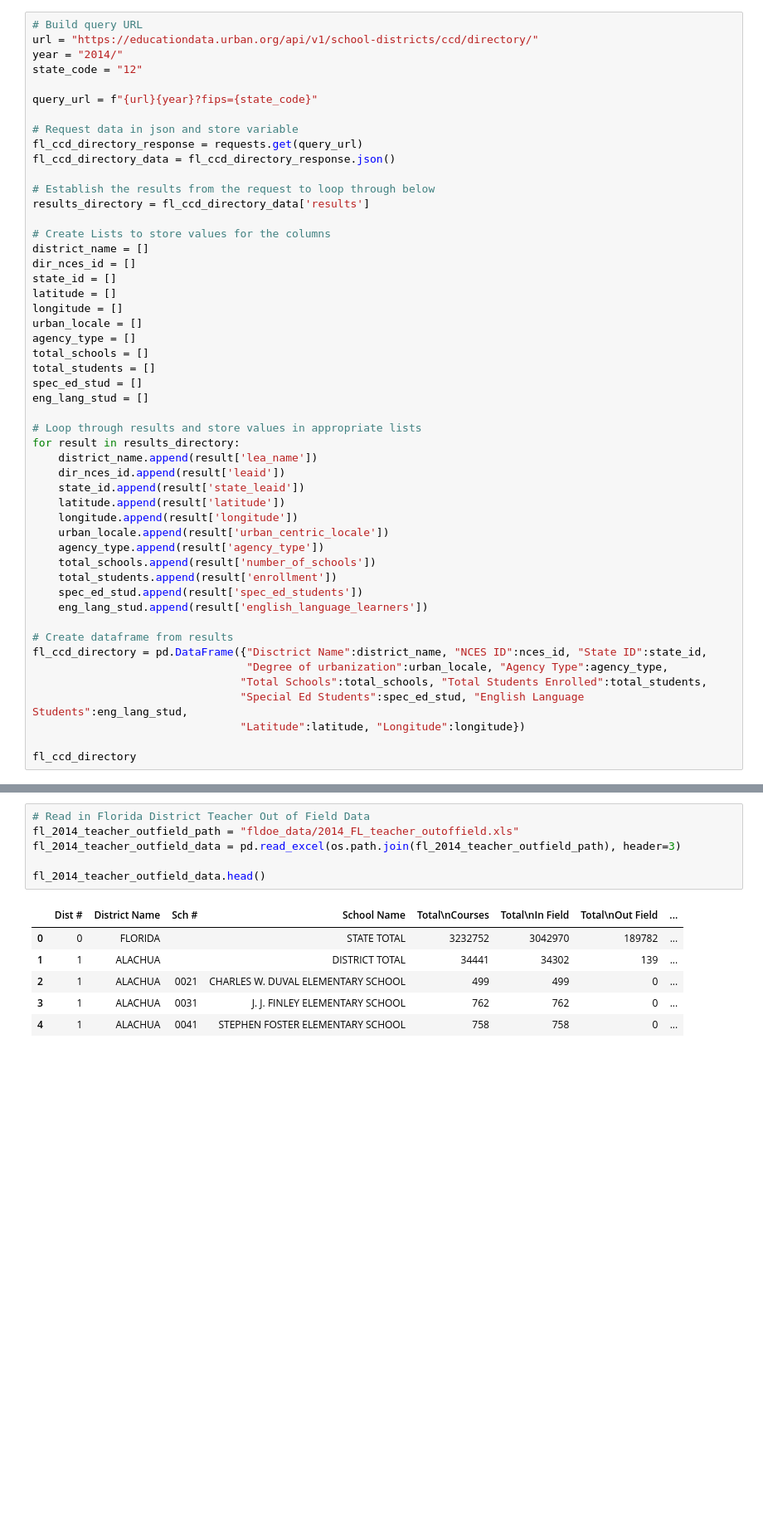
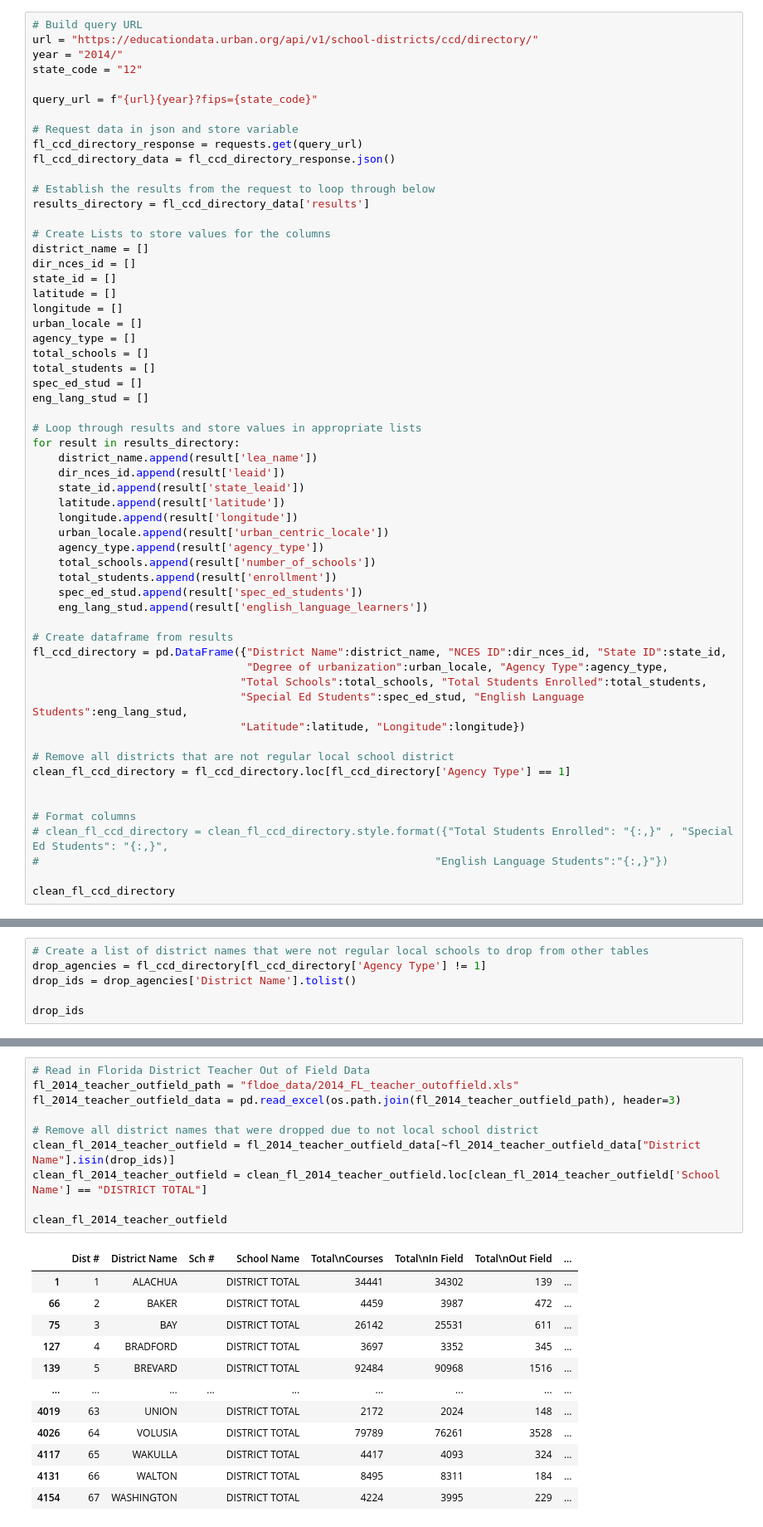
Before and after one commit to jjwilliams11/project1, a Jupyter notebook: Education_Dropout/FL_Education_Dropout_JJ.ipynb, the cells around one changed output, grey strips where cells are left out. Shown: that part at 83% size. Cells and saved outputs as stored; diff of their text form; blank space fills up the shorter version.

```diff
--- a/Education_Dropout/FL_Education_Dropout_JJ.ipynb
+++ b/Education_Dropout/FL_Education_Dropout_JJ.ipynb
@@ -52,11 +52,19 @@ for result in results_directory:
     eng_lang_stud.append(result['english_language_learners'])
 
 # Create dataframe from results
-fl_ccd_directory = pd.DataFrame({"Disctrict Name":district_name, "NCES ID":nces_id, "State ID":state_id,
+fl_ccd_directory = pd.DataFrame({"District Name":district_name, "NCES ID":dir_nces_id, "State ID":state_id,
                                  "Degree of urbanization":urban_locale, "Agency Type":agency_type,
                                 "Total Schools":total_schools, "Total Students Enrolled":total_students,
                                 "Special Ed Students":spec_ed_stud, "English Language Students":eng_lang_stud,
                                 "Latitude":latitude, "Longitude":longitude})
 
-fl_ccd_directory
+# Remove all districts that are not regular local school district
+clean_fl_ccd_directory = fl_ccd_directory.loc[fl_ccd_directory['Agency Type'] == 1]
+
+
+# Format columns
+# clean_fl_ccd_directory = clean_fl_ccd_directory.style.format({"Total Students Enrolled": "{:,}" , "Special Ed Students": "{:,}",
+#                                                             "English Language Students":"{:,}"})
+
+clean_fl_ccd_directory
 # %% [output]
@@ -75,0 +84,6 @@ fl_ccd_directory
+# %%
+# Create a list of district names that were not regular local schools to drop from other tables
+drop_agencies = fl_ccd_directory[fl_ccd_directory['Agency Type'] != 1]
+drop_ids = drop_agencies['District Name'].tolist()
+
+drop_ids
@@ -197,13 +317,23 @@ fl_2014_demographics_data.head()
 # %%
 # Read in Florida District Teacher Out of Field Data
 fl_2014_teacher_outfield_path = "fldoe_data/2014_FL_teacher_outoffield.xls"
 fl_2014_teacher_outfield_data = pd.read_excel(os.path.join(fl_2014_teacher_outfield_path), header=3)
 
-fl_2014_teacher_outfield_data.head()
+# Remove all district names that were dropped due to not local school district
+clean_fl_2014_teacher_outfield = fl_2014_teacher_outfield_data[~fl_2014_teacher_outfield_data["District Name"].isin(drop_ids)]
+clean_fl_2014_teacher_outfield = clean_fl_2014_teacher_outfield.loc[clean_fl_2014_teacher_outfield['School Name'] == "DISTRICT TOTAL"]
+
+clean_fl_2014_teacher_outfield
 # %% [output]
 |  | Dist # | District Name | Sch # | School Name | Total\nCourses | Total\nIn Field | Total\nOut Field | ... |
-| 0 | 0 | FLORIDA |  | STATE TOTAL | 3232752 | 3042970 | 189782 | ... |
 | 1 | 1 | ALACHUA |  | DISTRICT TOTAL | 34441 | 34302 | 139 | ... |
-| 2 | 1 | ALACHUA | 0021 | CHARLES W. DUVAL ELEMENTARY SCHOOL | 499 | 499 | 0 | ... |
-| 3 | 1 | ALACHUA | 0031 | J. J. FINLEY ELEMENTARY SCHOOL | 762 | 762 | 0 | ... |
-| 4 | 1 | ALACHUA | 0041 | STEPHEN FOSTER ELEMENTARY SCHOOL | 758 | 758 | 0 | ... |
+| 66 | 2 | BAKER |  | DISTRICT TOTAL | 4459 | 3987 | 472 | ... |
+| 75 | 3 | BAY |  | DISTRICT TOTAL | 26142 | 25531 | 611 | ... |
+| 127 | 4 | BRADFORD |  | DISTRICT TOTAL | 3697 | 3352 | 345 | ... |
+| 139 | 5 | BREVARD |  | DISTRICT TOTAL | 92484 | 90968 | 1516 | ... |
+| ... | ... | ... | ... | ... | ... | ... | ... | ... |
+| 4019 | 63 | UNION |  | DISTRICT TOTAL | 2172 | 2024 | 148 | ... |
+| 4026 | 64 | VOLUSIA |  | DISTRICT TOTAL | 79789 | 76261 | 3528 | ... |
+| 4117 | 65 | WAKULLA |  | DISTRICT TOTAL | 4417 | 4093 | 324 | ... |
+| 4131 | 66 | WALTON |  | DISTRICT TOTAL | 8495 | 8311 | 184 | ... |
+| 4154 | 67 | WASHINGTON |  | DISTRICT TOTAL | 4224 | 3995 | 229 | ... |
```
Also changed, not shown: parts of 13 cells of this notebook, 2 other files.
